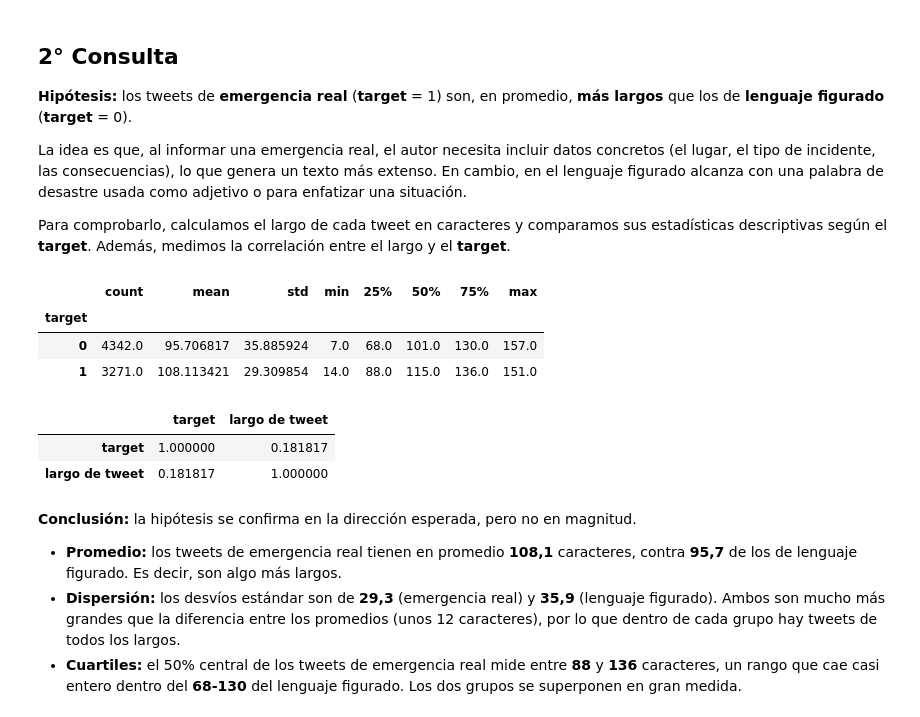
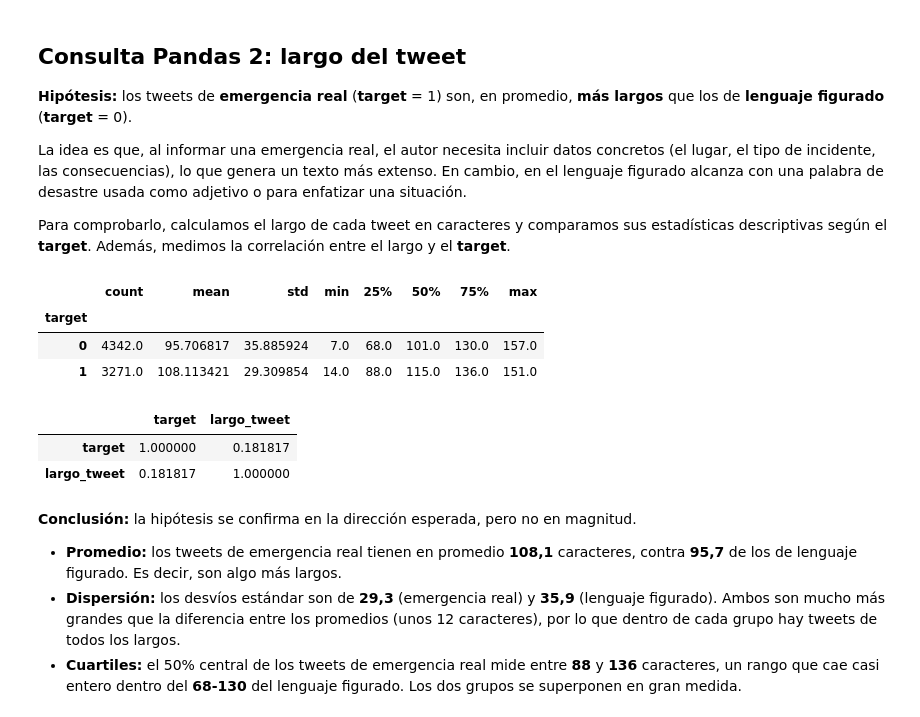
Before and after one commit to juanbalella20/TP1---1-Ciencia-de-Datos-Catedra-Martinelli, a Jupyter notebook: Trabajo-PracticoN°1/twitter.ipynb, the cells around one changed output. Drawn from its saved outputs; the diff is of its cells as text; code cells hidden in the pictures.

```diff
--- a/Trabajo-PracticoN°1/twitter.ipynb
+++ b/Trabajo-PracticoN°1/twitter.ipynb
@@ -83,5 +135,5 @@ plt.show()
 # %% [markdown]
-## 2° Consulta
+## Consulta Pandas 2: largo del tweet
 
 **Hipótesis:** los tweets de **emergencia real** (**target** = 1) son, en promedio, **más largos** que los de **lenguaje figurado** (**target** = 0).
 
@@ -89,20 +141,20 @@ La idea es que, al informar una emergencia real, el autor necesita incluir datos
 
 Para comprobarlo, calculamos el largo de cada tweet en caracteres y comparamos sus estadísticas descriptivas según el **target**. Además, medimos la correlación entre el largo y el **target**.
 # %%
-data_frame["largo de tweet"] = data_frame["text"].str.len()
-Agrupar=data_frame.groupby("target")["largo de tweet"].describe()
-Agrupar
+data_frame["largo_tweet"] = data_frame["text"].str.len()
+largo_por_target = data_frame.groupby("target")["largo_tweet"].describe()
+largo_por_target
 # %% [output]
 |  | count | mean | std | min | 25% | 50% | 75% | max |
 | target |  |  |  |  |  |  |  |  |
 | 0 | 4342.0 | 95.706817 | 35.885924 | 7.0 | 68.0 | 101.0 | 130.0 | 157.0 |
 | 1 | 3271.0 | 108.113421 | 29.309854 | 14.0 | 88.0 | 115.0 | 136.0 | 151.0 |
 # %%
-data_frame[["target", "largo de tweet"]].corr()
+data_frame[["target", "largo_tweet"]].corr()
 # %% [output]
-|  | target | largo de tweet |
+|  | target | largo_tweet |
 | target | 1.000000 | 0.181817 |
-| largo de tweet | 0.181817 | 1.000000 |
+| largo_tweet | 0.181817 | 1.000000 |
 # %% [markdown]
 **Conclusión:** la hipótesis se confirma en la dirección esperada, pero no en magnitud.
 
```
Also changed, not shown: parts of 106 cells of this notebook.
